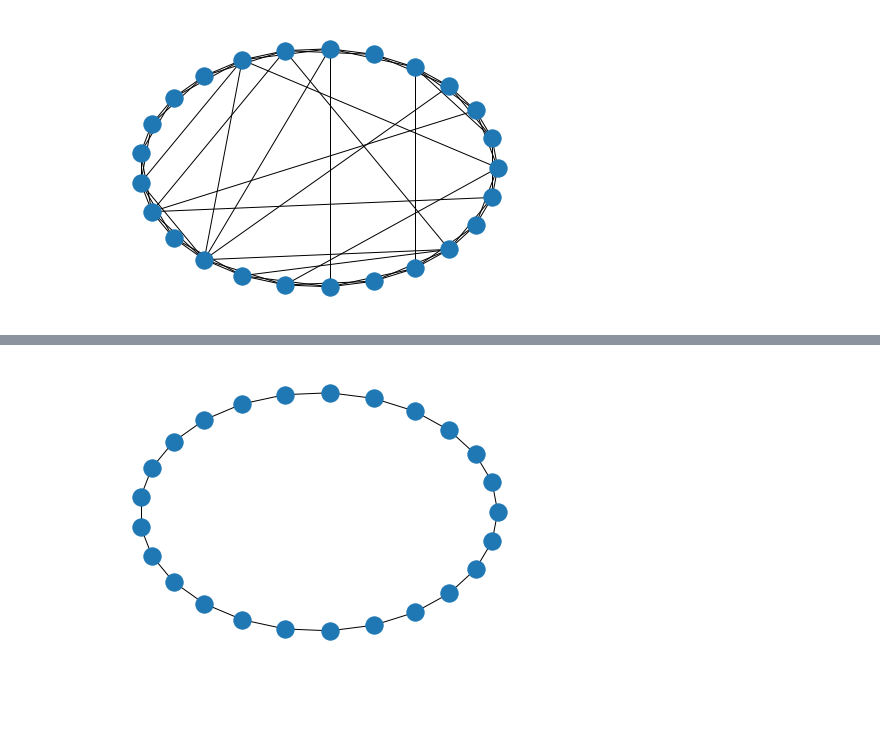
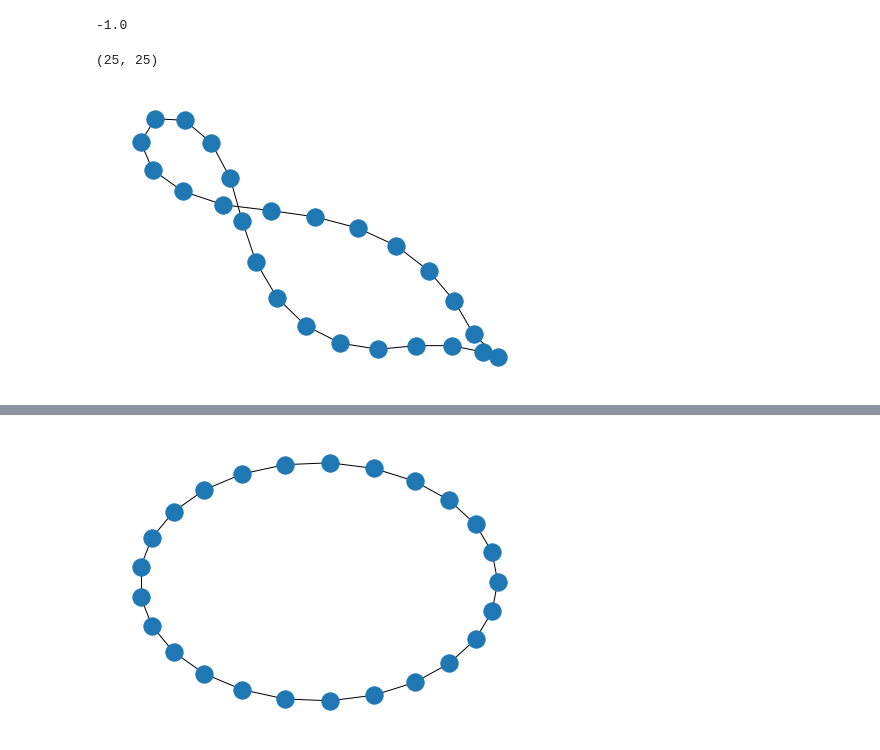
Before and after one commit to AGoyal0512/Sync-PCA, a Jupyter notebook: explore.ipynb, the cells around one changed output, grey strips where cells are left out. Saved outputs shown, nothing was run; the diff lists cells and outputs as text; code cells hidden in the pictures; blank space fills up the shorter version.

```diff
--- a/explore.ipynb
+++ b/explore.ipynb
@@ -18,0 +19,7 @@ plt.imshow(X[0]);
+# %%
+G = nx.cycle_graph(n=25)
+
+s = np.random.randint(1, 6, size=25)
+k = 5
+iteration = 25
+X = FCA(G, s, k, iteration)
@@ -19,7 +55,16 @@ plt.imshow(X[0]);
+# %%
+min(np.max(X[0][-3])-np.min(X[0][-3]), np.max(X[0][-3])-np.min(X[0][-3])-5)
+# %% [output]
+-1.0
+# %%
+X[0].shape
+# %% [output]
+(25, 25)
 # %%
-nx.draw(G, pos = nx.circular_layout(G))
+# nx.draw(G, pos = nx.circular_layout(G))
+nx.draw(G)
 # %% [output]
-[figure, old version]
+[figure, new version]
 # %%
 G = nx.cycle_graph(n=25)
 
```
Also changed, not shown: parts of 19 cells of this notebook.
